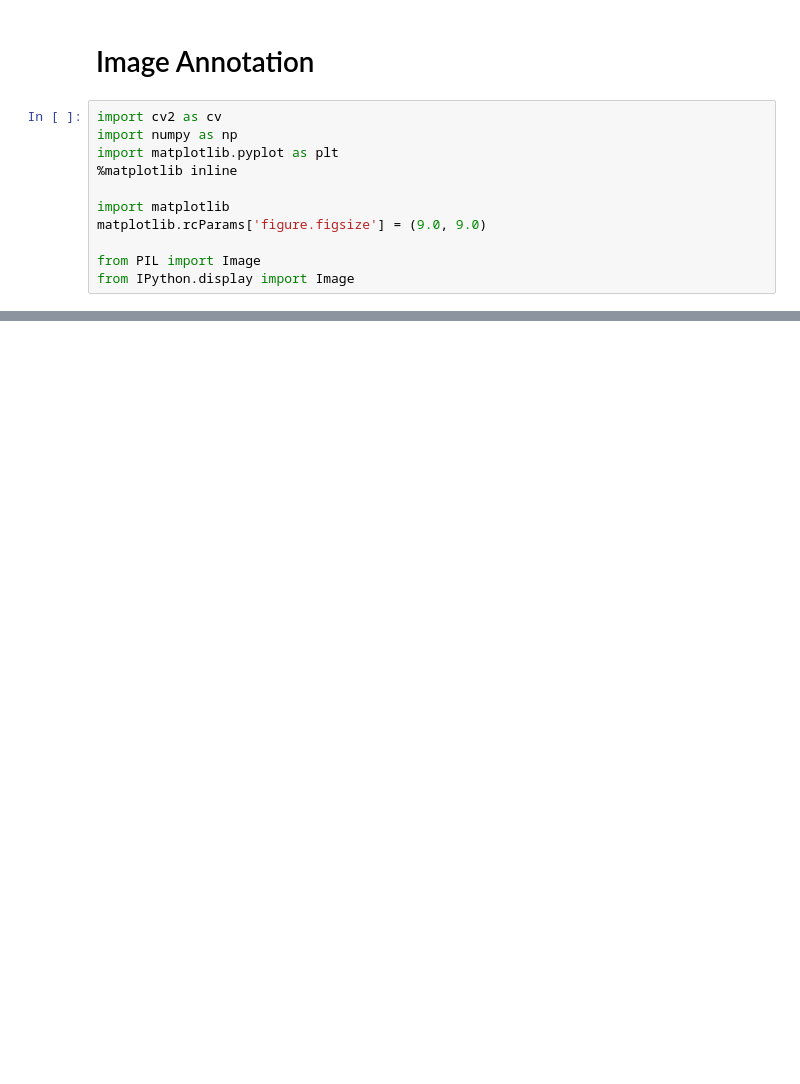
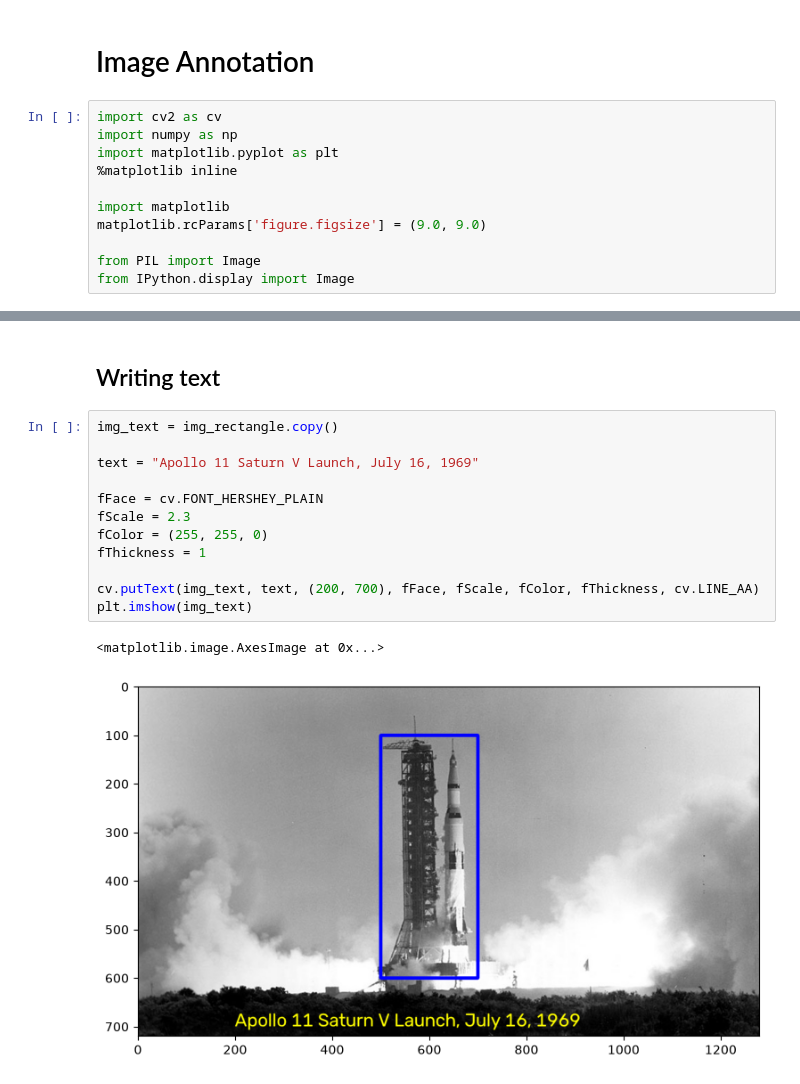
Before and after one commit to qzgeorget/2026-27-prep, a Jupyter notebook: OpenCVBootcamp/Notebooks/Image_Annotation.ipynb, the cells around one changed output, grey strips where cells are left out. Cells and saved outputs as stored; diff of their text form; blank space fills up the shorter version.

```diff
--- a/OpenCVBootcamp/Notebooks/Image_Annotation.ipynb
+++ b/OpenCVBootcamp/Notebooks/Image_Annotation.ipynb
@@ -21,0 +56,17 @@ plt.imshow(img)
+# %% [markdown]
+## Writing text
+# %%
+img_text = img_rectangle.copy()
+
+text = "Apollo 11 Saturn V Launch, July 16, 1969"
+
+fFace = cv.FONT_HERSHEY_PLAIN
+fScale = 2.3
+fColor = (255, 255, 0)
+fThickness = 1
+
+cv.putText(img_text, text, (200, 700), fFace, fScale, fColor, fThickness, cv.LINE_AA)
+plt.imshow(img_text)
+# %% [output]
+<matplotlib.image.AxesImage at 0x...>
+[figure, added]
```
Also changed, not shown: parts of 7 cells of this notebook, 7 other files.
